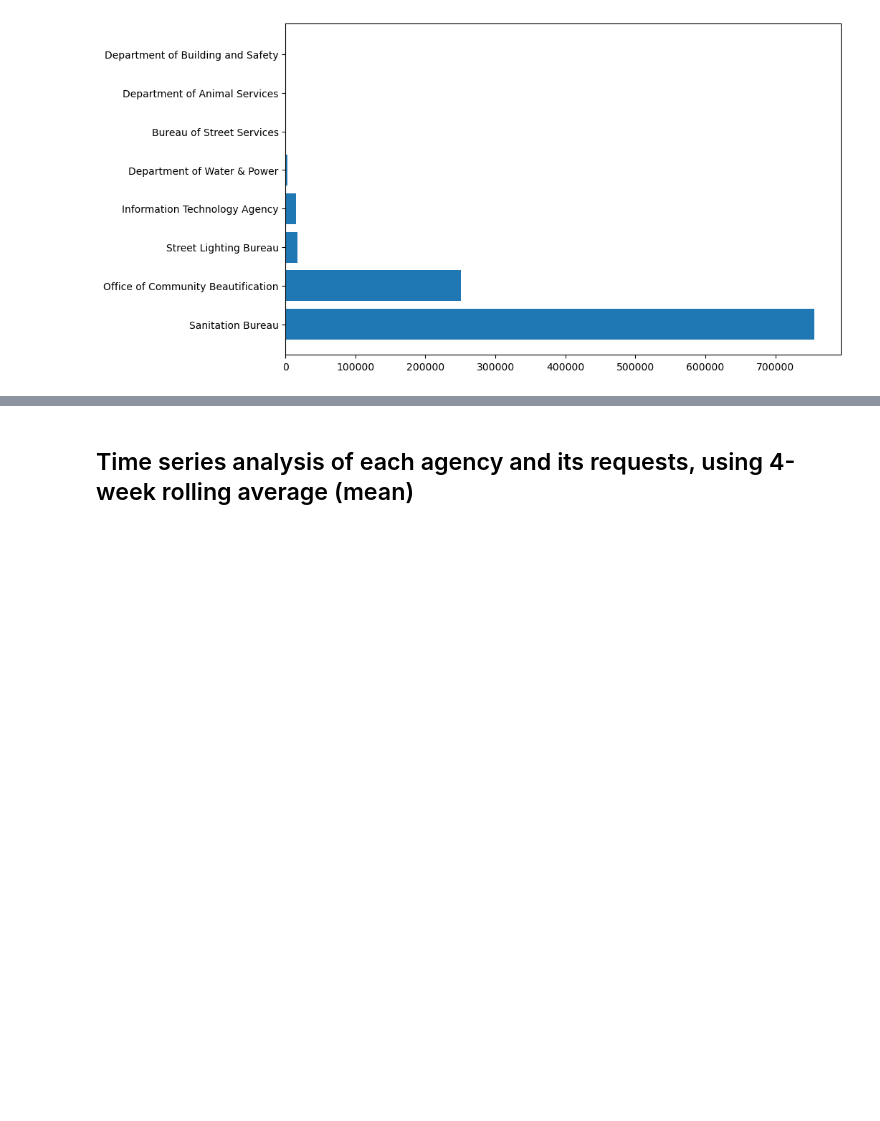
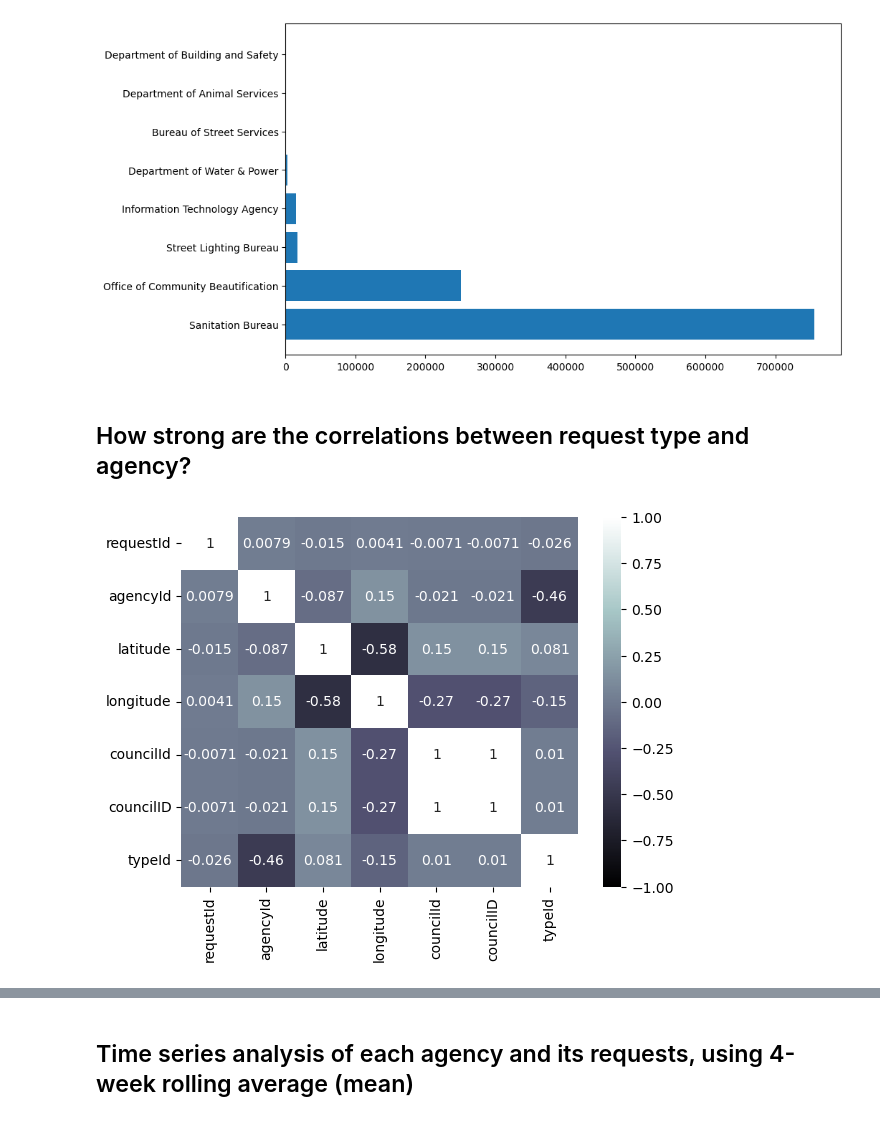
Before and after one commit to ajmachado42/Hack-for-LA-311-Data, a Jupyter notebook: I-1432/code/clean_eda.ipynb, the cells around one changed output, grey strips where cells are left out. Cells and saved outputs as stored; diff of their text form; code cells hidden in the pictures; blank space fills up the shorter version.

```diff
--- a/I-1432/code/clean_eda.ipynb
+++ b/I-1432/code/clean_eda.ipynb
@@ -137,3 +139,16 @@ plt.barh(df_agency['agencyName'], df_agency['request_ct'])
 plt.show()
 # %% [output]
 [figure]
+# %% [markdown]
+## How strong are the correlations between request type and agency?
+# %%
+# heatmap of all quants in df
+corr = df.corr()
+
+sns.heatmap(corr,
+           cmap = 'bone',
+           annot = True,
+           vmin = -1,
+           vmax = 1);
+# %% [output]
+[figure, added]
```
Also changed, not shown: parts of 4 cells of this notebook, 10 other files.
